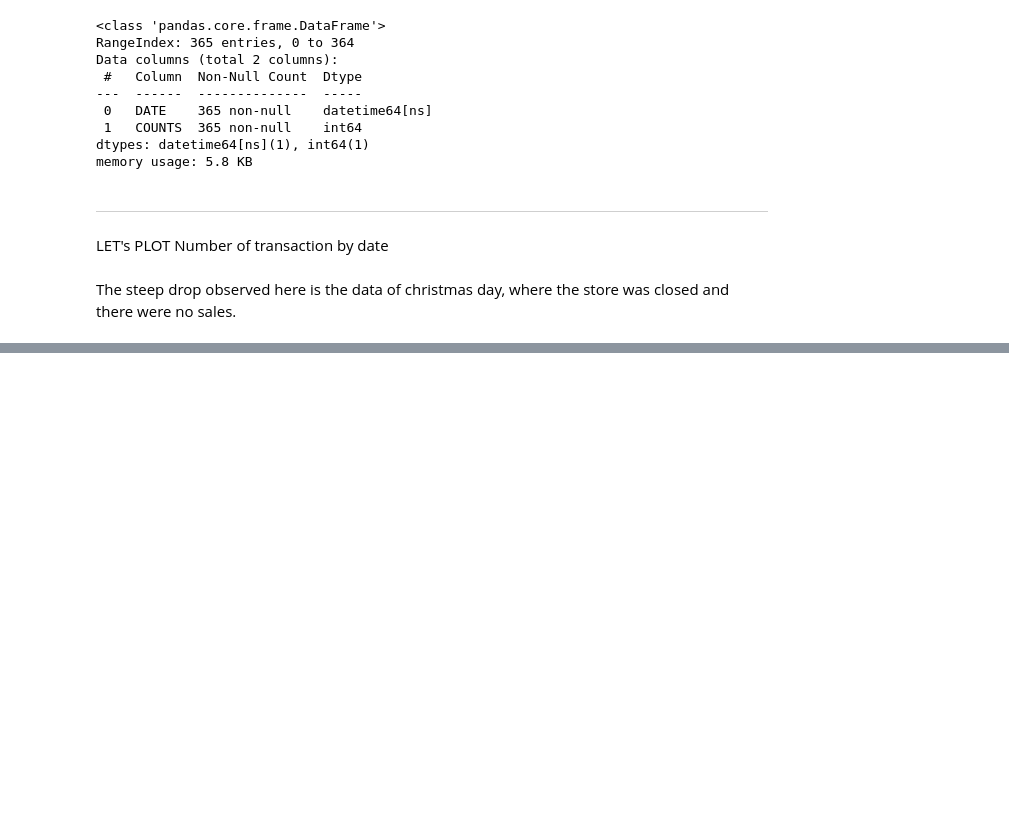
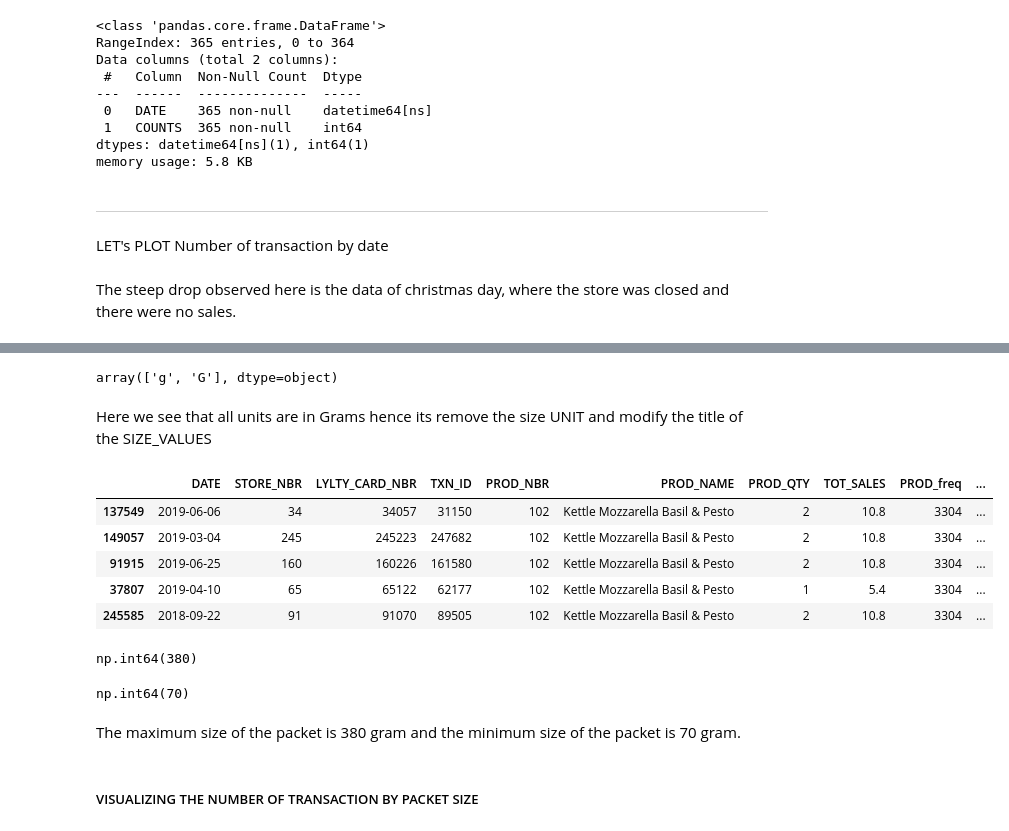
Before and after one commit to Mridul-dhungana/Quantium-Data-Analytics, a Jupyter notebook: Data Analytics.ipynb, the cells around one changed output, grey strips where cells are left out. Cells and saved outputs as stored; diff of their text form; code cells hidden in the pictures; blank space fills up the shorter version.

```diff
--- a/Data Analytics.ipynb
+++ b/Data Analytics.ipynb
@@ -602,0 +651,6 @@ The steep drop observed here is the data of christmas day, where the store was c
+# %%
+transaction_data_sorted['SIZE_UNIT'].unique()
+# %% [output]
+array(['g', 'G'], dtype=object)
+# %% [markdown]
+Here we see that all units are in Grams hence its remove the size UNIT and modify the title of the SIZE_VALUES
@@ -602,0 +661,21 @@ The steep drop observed here is the data of christmas day, where the store was c
+# %%
+transaction_data_sorted.head()
+# %% [output]
+|  | DATE | STORE_NBR | LYLTY_CARD_NBR | TXN_ID | PROD_NBR | PROD_NAME | PROD_QTY | TOT_SALES | PROD_freq | ... |
+| 137549 | 2019-06-06 | 34 | 34057 | 31150 | 102 | Kettle Mozzarella Basil & Pesto | 2 | 10.8 | 3304 | ... |
+| 149057 | 2019-03-04 | 245 | 245223 | 247682 | 102 | Kettle Mozzarella Basil & Pesto | 2 | 10.8 | 3304 | ... |
+| 91915 | 2019-06-25 | 160 | 160226 | 161580 | 102 | Kettle Mozzarella Basil & Pesto | 2 | 10.8 | 3304 | ... |
+| 37807 | 2019-04-10 | 65 | 65122 | 62177 | 102 | Kettle Mozzarella Basil & Pesto | 1 | 5.4 | 3304 | ... |
+| 245585 | 2018-09-22 | 91 | 91070 | 89505 | 102 | Kettle Mozzarella Basil & Pesto | 2 | 10.8 | 3304 | ... |
+# %%
+transaction_data_sorted['SIZE_VALUES(GRAM)'].max()
+# %% [output]
+np.int64(380)
+# %%
+transaction_data_sorted['SIZE_VALUES(GRAM)'].min()
+# %% [output]
+np.int64(70)
+# %% [markdown]
+The maximum size of the packet is 380 gram and the minimum size of the packet is 70 gram.
+# %% [markdown]
+##### VISUALIZING THE NUMBER OF TRANSACTION BY PACKET SIZE
```
Also changed, not shown: parts of 32 cells of this notebook.
